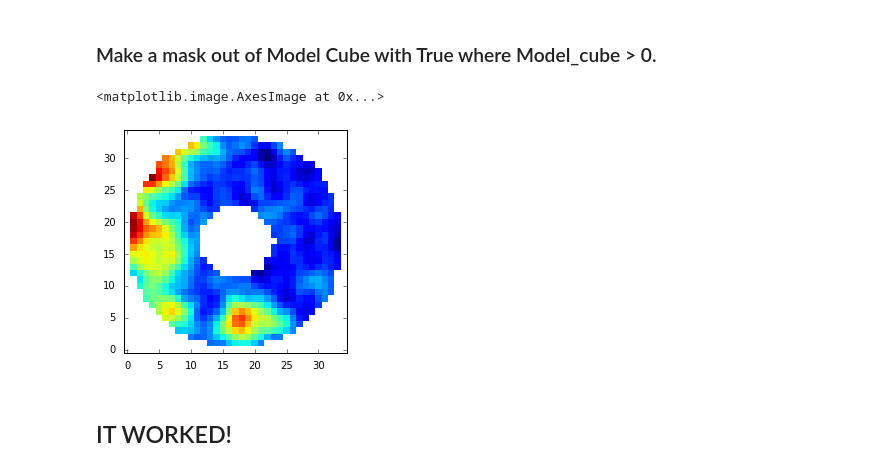
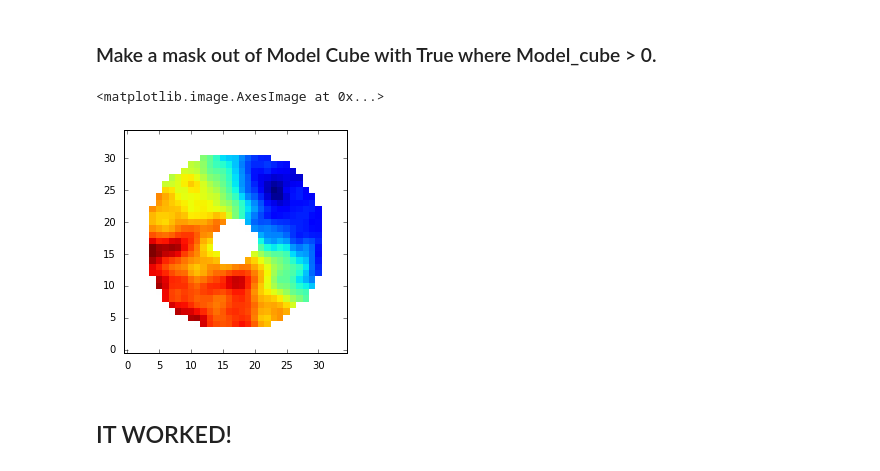
Before and after one commit to jrobbfed/carma, a Jupyter notebook: notebooks/Calculate Shell Mass, Momentum and Kinetic Energy.ipynb, the cells around one changed output. Drawn from its saved outputs; the diff is of its cells as text; code cells hidden in the pictures.

```diff
--- a/notebooks/Calculate Shell Mass, Momentum and Kinetic Energy.ipynb
+++ b/notebooks/Calculate Shell Mass, Momentum and Kinetic Energy.ipynb
@@ -174,10 +174,10 @@ shell_mask = model_cube > 0.00001*u.dimensionless_unscaled
 # %%
 obs_cube_masked = obs_cube.with_mask(shell_mask)
 obs_array_masked = obs_cube_masked.filled_data[:,:,:]
-plt.imshow(obs_cube_masked[40].data, interpolation='none')
+plt.imshow(obs_cube_masked[20].data, interpolation='none')
 # %% [output]
 <matplotlib.image.AxesImage at 0x...>
-[figure, old version]
+[figure, new version]
 # %% [markdown]
 ## IT WORKED!
 # %% [markdown]
```
Also changed, not shown: parts of 3 cells of this notebook, 6 other files.
